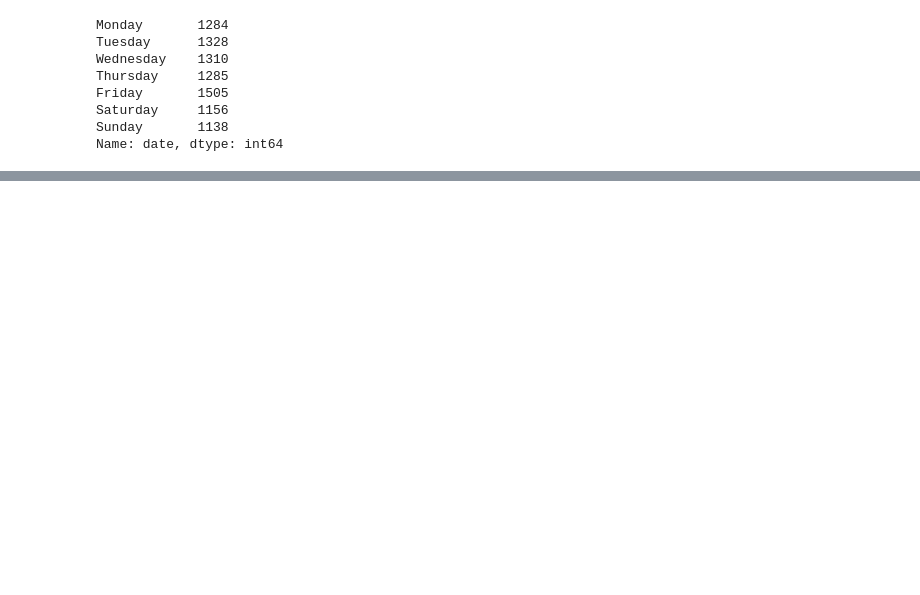
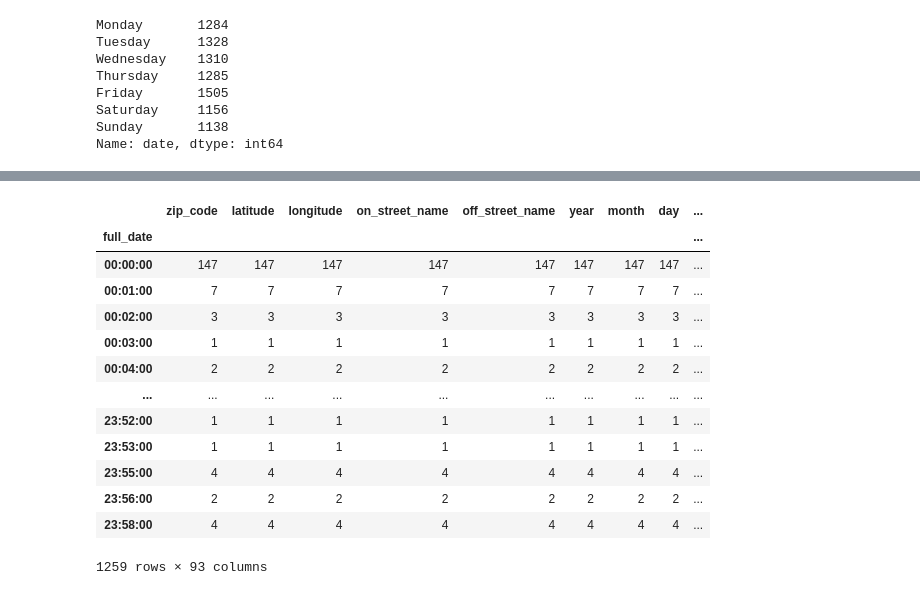
Before and after one commit to jcoumont/nyc-navigation, a Jupyter notebook: nyc.ipynb, the cells around one changed output, grey strips where cells are left out. Cells and saved outputs as stored; diff of their text form; code cells hidden in the pictures; blank space fills up the shorter version.

```diff
--- a/nyc.ipynb
+++ b/nyc.ipynb
@@ -148,0 +119,17 @@ g.head(10)
+# %%
+accidents_hour
+# %% [output]
+|  | zip_code | latitude | longitude | on_street_name | off_street_name | year | month | day | ... |
+| full_date |  |  |  |  |  |  |  |  | ... |
+| 00:00:00 | 147 | 147 | 147 | 147 | 147 | 147 | 147 | 147 | ... |
+| 00:01:00 | 7 | 7 | 7 | 7 | 7 | 7 | 7 | 7 | ... |
+| 00:02:00 | 3 | 3 | 3 | 3 | 3 | 3 | 3 | 3 | ... |
+| 00:03:00 | 1 | 1 | 1 | 1 | 1 | 1 | 1 | 1 | ... |
+| 00:04:00 | 2 | 2 | 2 | 2 | 2 | 2 | 2 | 2 | ... |
+| ... | ... | ... | ... | ... | ... | ... | ... | ... | ... |
+| 23:52:00 | 1 | 1 | 1 | 1 | 1 | 1 | 1 | 1 | ... |
+| 23:53:00 | 1 | 1 | 1 | 1 | 1 | 1 | 1 | 1 | ... |
+| 23:55:00 | 4 | 4 | 4 | 4 | 4 | 4 | 4 | 4 | ... |
+| 23:56:00 | 2 | 2 | 2 | 2 | 2 | 2 | 2 | 2 | ... |
+| 23:58:00 | 4 | 4 | 4 | 4 | 4 | 4 | 4 | 4 | ... |
+1259 rows × 93 columns
```
Also changed, not shown: parts of 22 cells of this notebook, 1 other file.
